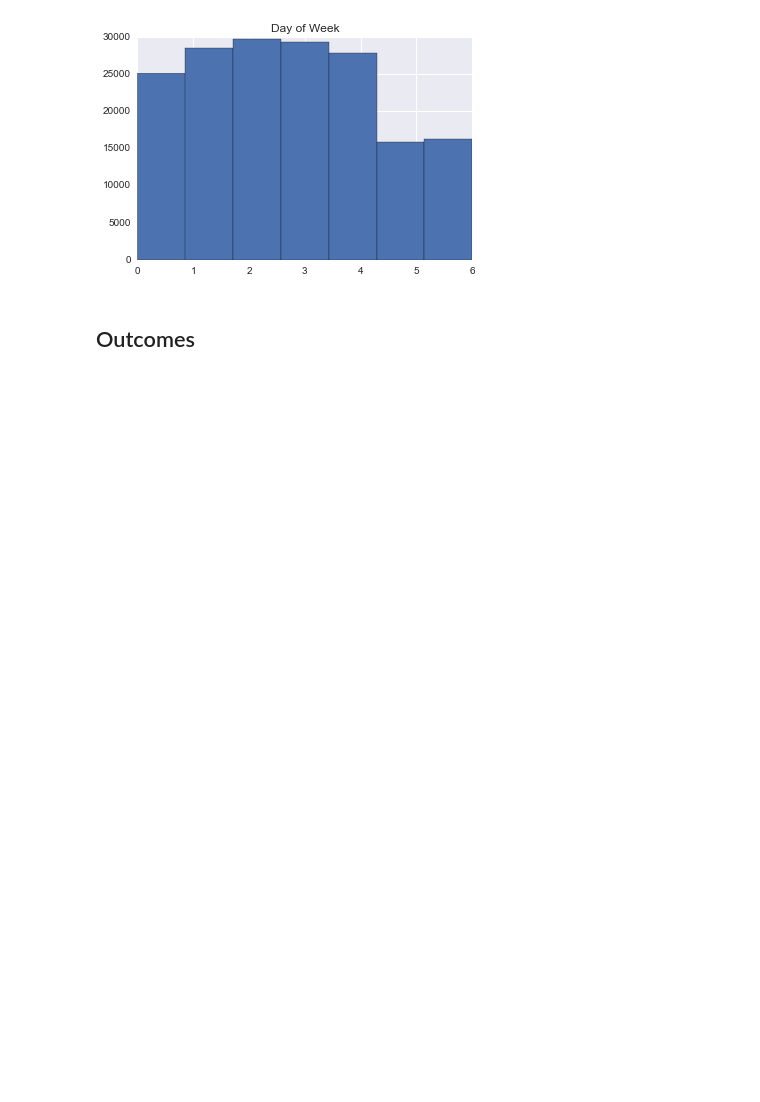
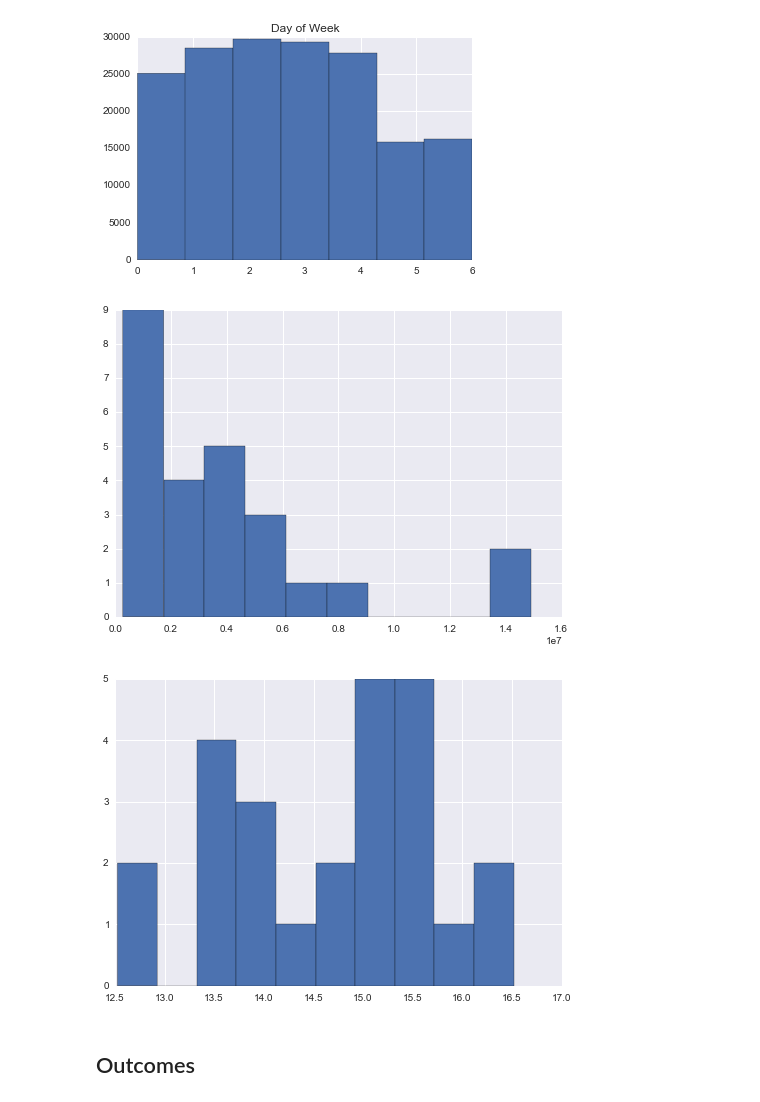
Before and after one commit to micahlanier/social-news, a Jupyter notebook: src/prediction/explorePredictionData.ipynb, the cells around one changed output. Cells and saved outputs as stored; diff of their text form; code cells hidden in the pictures; blank space fills up the shorter version.

```diff
--- a/src/prediction/explorePredictionData.ipynb
+++ b/src/prediction/explorePredictionData.ipynb
@@ -116,5 +120,14 @@ plt.title('Day of Week')
 plt.show()
 # %% [output]
 [figure]
+# %%
+# Follower counts.
+plt.hist(tw.followers_count.unique())
+plt.show()
+plt.hist(np.log(tw.followers_count.unique()))
+plt.show()
+# %% [output]
+[figure, added]
+[figure, added]
 # %% [markdown]
 ## Outcomes
```
Also changed, not shown: parts of 5 cells of this notebook.
